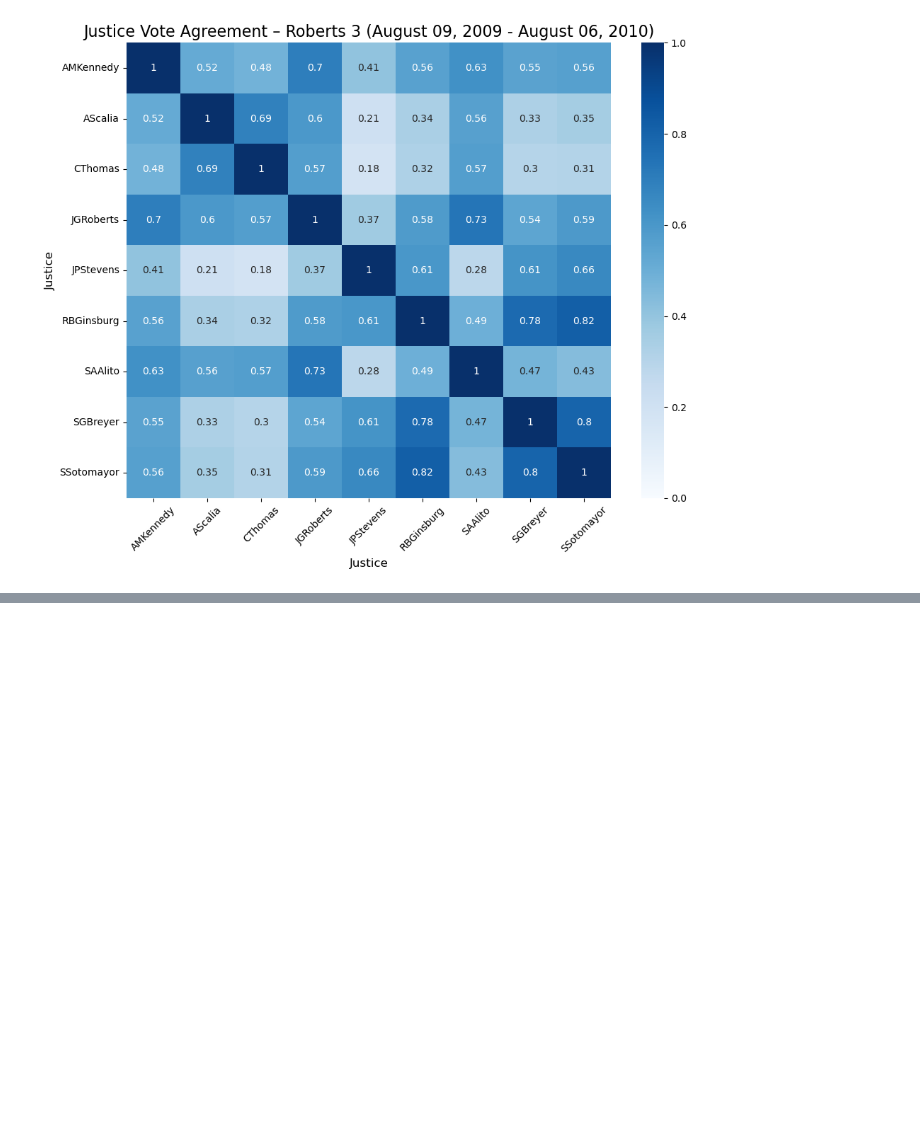
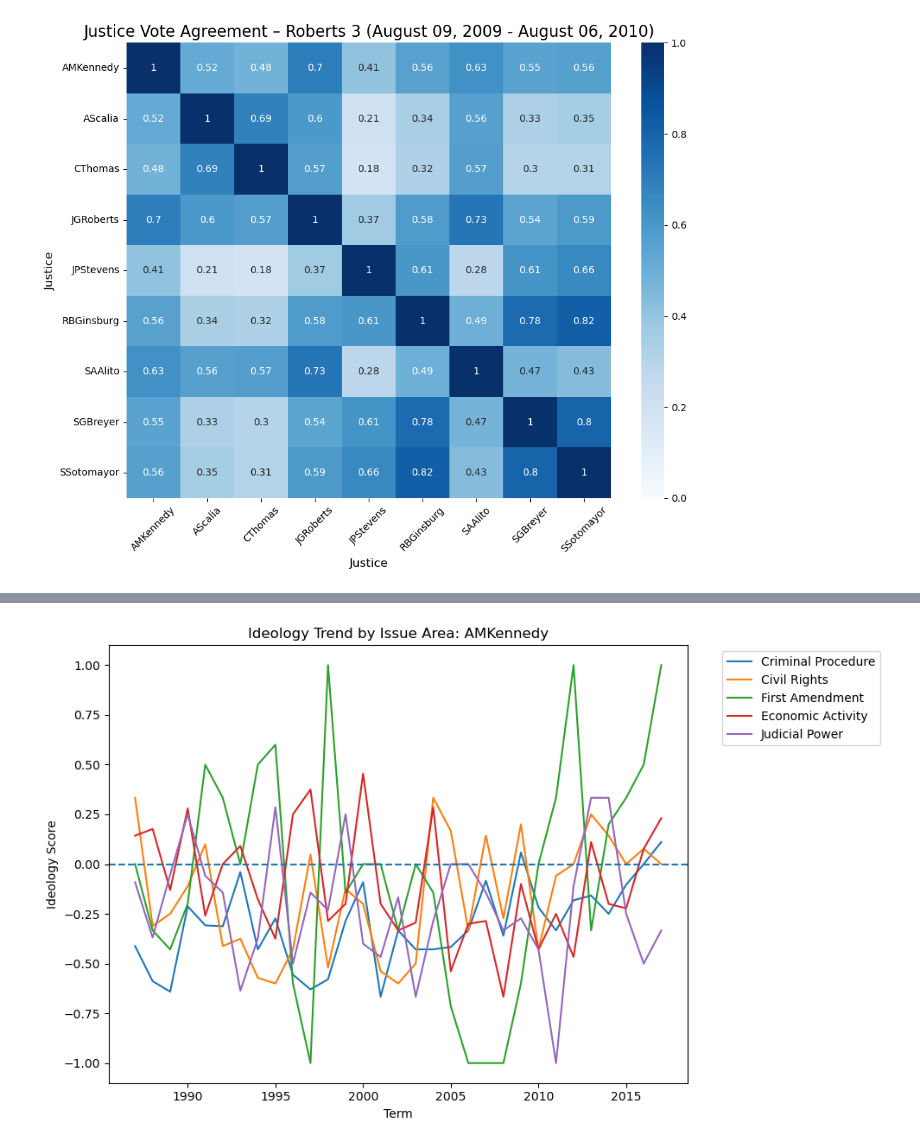
Before and after one commit to zs-zhuang/Supreme-Court-Case-Analytics, a Jupyter notebook: notebooks/justice_behavior.ipynb, the cells around one changed output, grey strips where cells are left out. Drawn from its saved outputs; the diff is of its cells as text; code cells hidden in the pictures; blank space fills up the shorter version.

Commit message:
new analysis: add justice idealogical shift (2026-04-22 13:50:09)

```diff
--- a/notebooks/justice_behavior.ipynb
+++ b/notebooks/justice_behavior.ipynb
@@ -210,0 +359,49 @@ plt.show()
+# %%
+# Ideological trends by justice and issue area over time, only plot the popular issue area
+
+issue_trends = (
+    df.groupby(['justiceName', 'issueArea', 'term'])['ideology_score']
+    .mean()
+    .reset_index()
+)
+
+# visualize just one justice, multiple issue area
+def plot_issue_trends(justice_name, top_n=5):
+
+    subset = issue_trends[issue_trends['justiceName'] == justice_name].copy()
+
+    subset['issueAreaLabel'] = subset['issueArea'].map(ISSUE_AREA_MAP)
+    subset['issueAreaLabel'] = subset['issueAreaLabel'].fillna('Unknown')
+
+    # keep only most frequent issue areas
+    top_issues = (
+        subset['issueAreaLabel']
+        .value_counts()
+        .head(top_n)
+        .index
+    )
+    subset = subset[subset['issueAreaLabel'].isin(top_issues)]
+
+    plt.figure(figsize=(10, 6))
+
+    for issue in subset['issueAreaLabel'].unique():
+        issue_data = subset[subset['issueAreaLabel'] == issue]
+        issue_data = issue_data.sort_values('term')
+
+        plt.plot(issue_data['term'], issue_data['ideology_score'], label=issue)
+
+    plt.axhline(0, linestyle='--')
+
+    plt.title(f"Ideology Trend by Issue Area: {justice_name}")
+    plt.xlabel("Term")
+    plt.ylabel("Ideology Score")
+
+    plt.legend(bbox_to_anchor=(1.05, 1), loc='upper left')
+    plt.tight_layout()
+    plt.savefig('../results/justice_ideological_trend_IssueArea.jpg', format='jpg', dpi=300)
+    plt.show()
+
+# Example:
+plot_issue_trends("AMKennedy")
+# %% [output]
+[figure, added]
```
Also changed, not shown: parts of 3 cells of this notebook, 4 other files.
